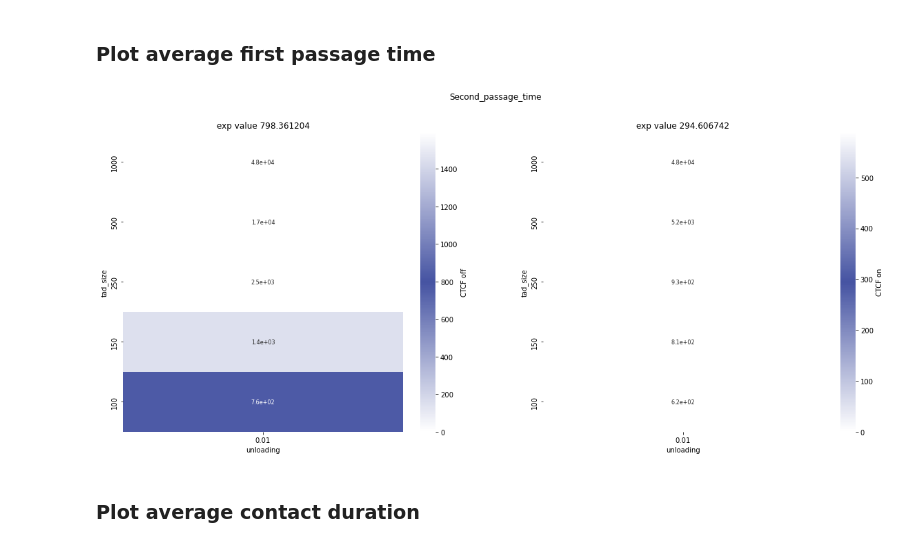
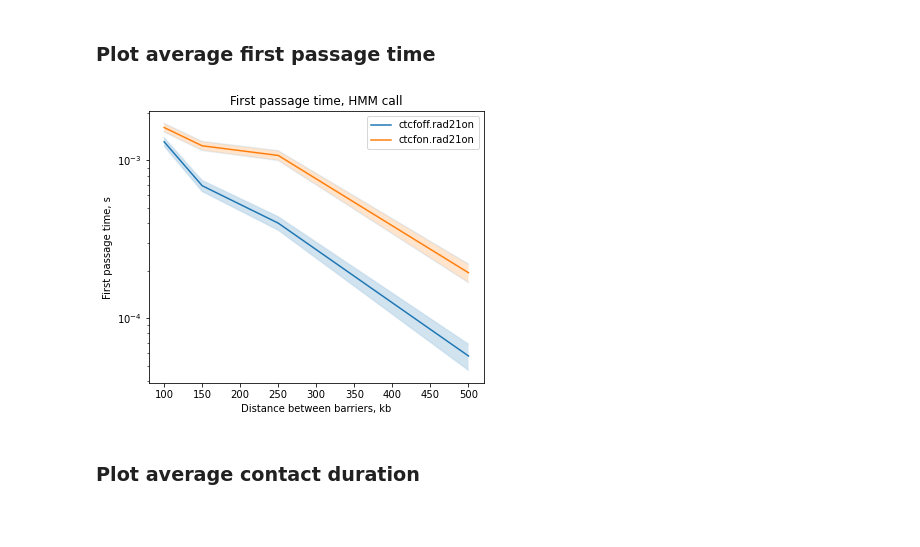
Before and after one commit to zhanyinx/SPT_analysis, a Jupyter notebook: notebooks/HMM_simulation_data_diff_tads.ipynb, the cells around one changed output. Drawn from its saved outputs; the diff is of its cells as text; code cells hidden in the pictures; blank space fills up the shorter version.

```diff
--- a/notebooks/HMM_simulation_data_diff_tads.ipynb
+++ b/notebooks/HMM_simulation_data_diff_tads.ipynb
@@ -425,47 +481,43 @@ posx and posy should be finite values
 # %% [markdown]
 ### Plot average first passage time
-# %%
-# ctcf_off = 420
-speed = "17500"
-ctcf_off = 798.361204
-norm = mcolors.TwoSlopeNorm(vmin=ctcf_off * 0, vcenter=ctcf_off, vmax=ctcf_off * 2)
-fig, ax = plt.subplots(1, 2, figsize=(20, 8))
-mean = mean.astype({"tad_size": "int32"})
-sns.heatmap(
-    mean[(mean.ctcf == "ctcfoff.rad21on") & (mean.speed == speed)]
-    .replace({"tad_size": conversion_beads_to_kb_int})
-    .pivot("tad_size", "unloading", "second_passage_time")
-    .sort_values(by=["tad_size"], ascending=False),
-    annot=True,
-    cmap=cmap,
-    cbar_kws={"label": "CTCF off"},
-    norm=norm,
-    annot_kws={"size": 8},
-    ax=ax[0],
-)
-ax[0].set_title(f"exp value {ctcf_off}")
-
-# ctcf_on = 150
-ctcf_on = 294.606742
-norm = mcolors.TwoSlopeNorm(vmin=ctcf_on * 0, vcenter=ctcf_on, vmax=ctcf_on * 2)
-sns.heatmap(
-    mean[(mean.ctcf == "ctcfon.rad21on") & (mean.speed == speed)]
-    .replace({"tad_size": conversion_beads_to_kb_int})
-    .pivot("tad_size", "unloading", "second_passage_time")
-    .sort_values(by=["tad_size"], ascending=False),
-    annot=True,
-    cmap=cmap,
-    cbar_kws={"label": "CTCF on"},
-    norm=norm,
-    annot_kws={"size": 8},
-    ax=ax[1],
-)
-ax[1].set_title(f"exp value {ctcf_on}")
-plt.suptitle("Second_passage_time")
-plt.show()
-pdf.savefig(fig)
-# %% [output]
-[figure, removed]
+# %%
+mean.loc[mean["second_passage_time"] > 45000, "second_passage_time"] = np.nan #filter when entire track without contacts
+
+# ctcf_off = 420
+speed = "17500"
+ctcf_off = 798.361204
+ctcf_on = 294.606742
+norm = mcolors.TwoSlopeNorm(vmin=ctcf_off * 0, vcenter=ctcf_off, vmax=ctcf_off * 2)
+mean = mean.astype({"tad_size": "int32"})
+
+fig, ax = plt.subplots(figsize=(6, 5))
+for ctcf, sdf in (
+    mean[(mean.speed == speed)]
+    .reset_index()
+    .replace({"tad_size": conversion_beads_to_kb_int})
+    .sort_values(by=["tad_size"], ascending=False)
+    .groupby("ctcf")
+):
+    x = sdf.tad_size.values
+    y = sdf.second_passage_time.values
+    yerr_b = sdf.second_passage_time_sem.values
+    yerr = yerr_b/y**2
+    lower, upper = 1/y - yerr, 1/y + yerr
+    ax.plot(x, 1/y, label=f"{ctcf}")
+    ax.plot(x, lower, color="tab:blue", alpha=0.1)
+    ax.plot(x, upper, color="tab:blue", alpha=0.1)
+    ax.fill_between(x, lower, upper, alpha=0.2)
+    ax.set(
+        yscale="log",
+        title="First passage time, HMM call",
+        xlabel="Distance between barriers, kb",
+        ylabel="First passage time, s",
+    )
+plt.legend()
+plt.show()
+pdf.savefig(fig)
+# %% [output]
+[figure, added]
 # %% [markdown]
 ### Plot average contact duration
 # %%
```
Also changed, not shown: parts of 24 cells of this notebook.
